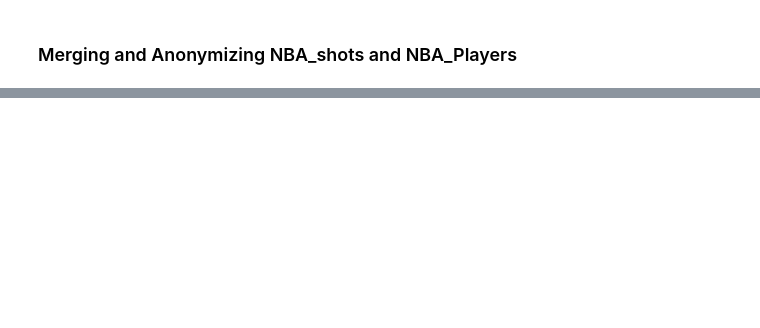
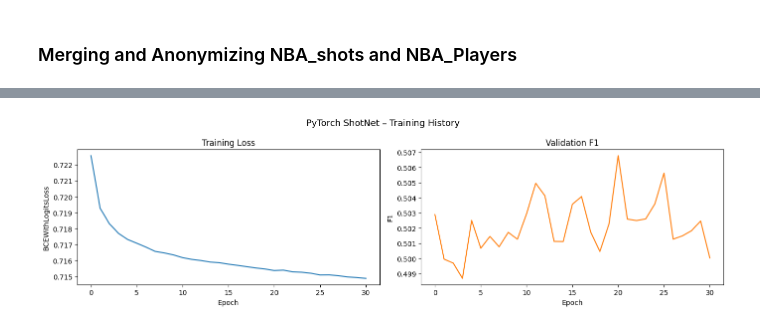
Before and after one commit to jfodera/College-Exam-Hub, a Jupyter notebook: NBA_Shot_Pred.ipynb, the cells around one changed output, grey strips where cells are left out. Saved outputs shown, nothing was run; the diff lists cells and outputs as text; code cells hidden in the pictures; blank space fills up the shorter version.

```diff
--- a/NBA_Shot_Pred.ipynb
+++ b/NBA_Shot_Pred.ipynb
@@ -172,0 +266,3 @@ Name: SEASON_1, Length: 458, dtype: int64
+# %%
+df_encoded = df_encoded.drop(columns=['DRAFT_YEAR'], errors='ignore')
+df_encoded = df_encoded.drop(columns=['EVENT_TYPE_Missed Shot'], errors='ignore')
@@ -172,0 +321,5 @@ Name: SEASON_1, Length: 458, dtype: int64
+# %%
+columns_to_drop = [col for col in df_encoded.columns if col.startswith('ACTION_TYPE_')]
+df_encoded = df_encoded.drop(columns=columns_to_drop, errors='ignore')
+
+print("Dataset shape after dropping ACTION_TYPE columns:", df_encoded.shape)
@@ -172,0 +372,21 @@ Name: SEASON_1, Length: 458, dtype: int64
+# %%
+from sklearn.linear_model import LogisticRegression
+from sklearn.metrics import classification_report, confusion_matrix
+from sklearn.metrics import accuracy_score
+
+# Initialize and train the Logistic Regression model
+logistic_model = LogisticRegression(random_state=42, solver='liblinear', max_iter=500, class_weight='balanced')
+logistic_model.fit(X_train, y_train)
+
+# Make predictions on the validation set
+y_pred_val = logistic_model.predict(X_val)
+
+# Evaluate the model
+print("Accuracy:")
+print(accuracy_score(y_val, y_pred_val))
+
+print("\nClassification Report:")
+print(classification_report(y_val, y_pred_val))
+
+print("\nConfusion Matrix:")
+print(confusion_matrix(y_val, y_pred_val))
@@ -172,0 +900,17 @@ Name: SEASON_1, Length: 458, dtype: int64
+# %%
+# Training Curve
+fig, axes = plt.subplots(1, 2, figsize=(14, 4))
+
+axes[0].plot(history["train_loss"], color="tab:blue")
+axes[0].set_xlabel("Epoch"); axes[0].set_ylabel("BCEWithLogitsLoss")
+axes[0].set_title("Training Loss")
+
+axes[1].plot(history["val_f1"], color="tab:orange")
+axes[1].set_xlabel("Epoch"); axes[1].set_ylabel("F1")
+axes[1].set_title("Validation F1")
+
+plt.suptitle("PyTorch ShotNet – Training History", fontsize=13)
+plt.tight_layout()
+plt.show()
+# %% [output]
+[figure, added]
```
Also changed, not shown: parts of 63 cells of this notebook.
